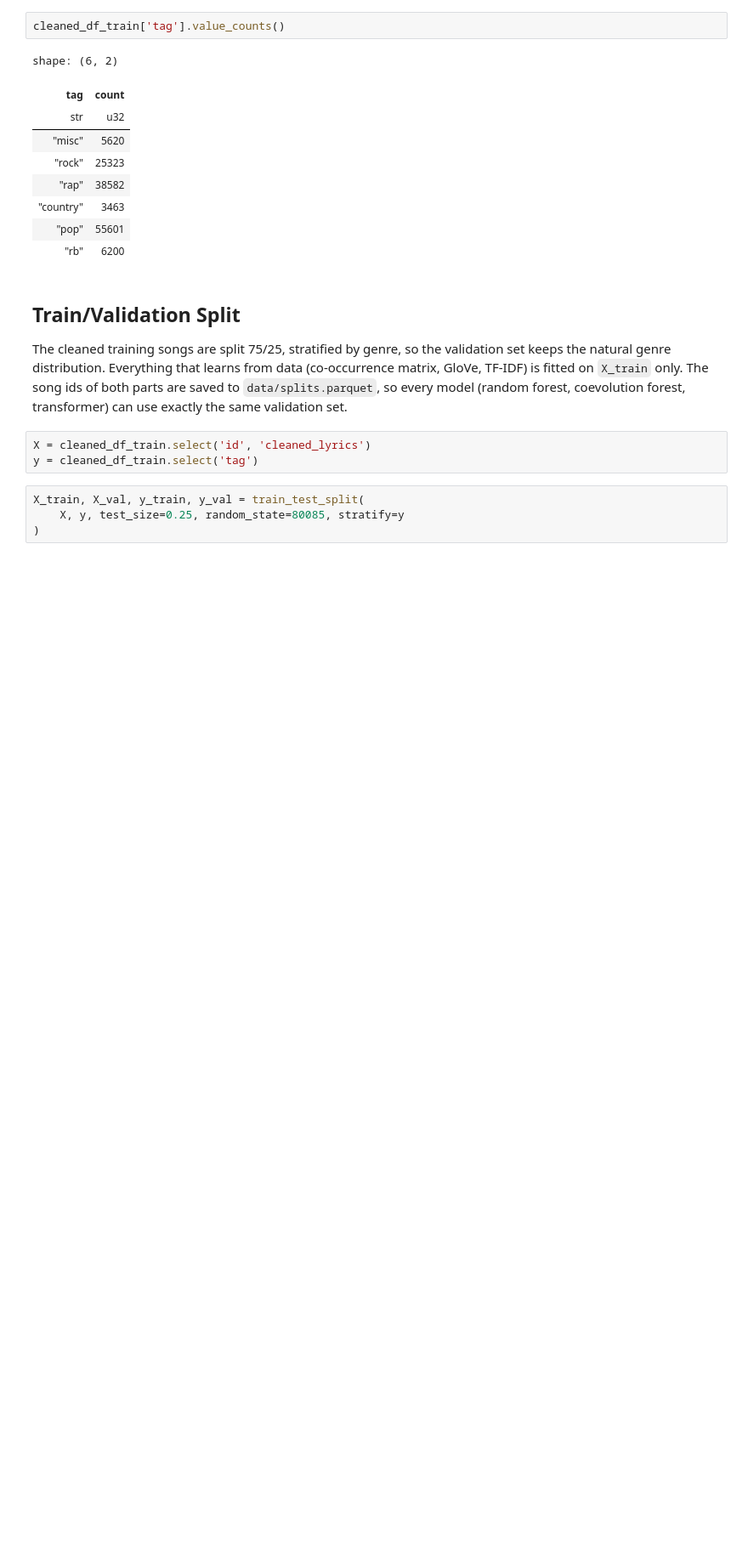
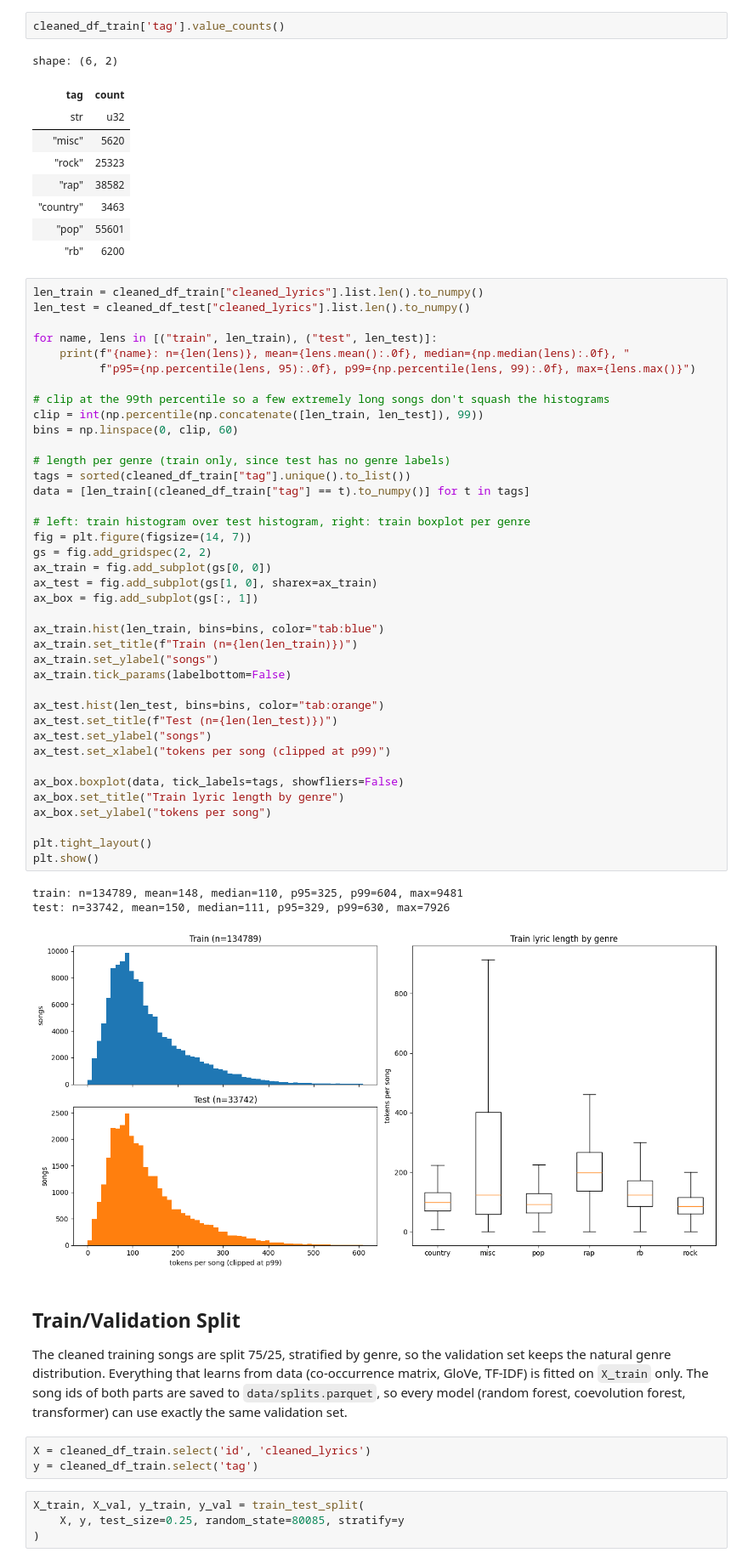
Before and after one commit to durak-dev/Music-Genre-Identifier, a Jupyter notebook: preprocessing.ipynb, the cells around one changed output. Shown at 85% size. Cells and saved outputs as stored; diff of their text form; blank space fills up the shorter version.

```diff
--- a/preprocessing.ipynb
+++ b/preprocessing.ipynb
@@ -158,6 +163,49 @@ shape: (6, 2)
 | "country" | 3463 |
 | "pop" | 55601 |
 | "rb" | 6200 |
+# %%
+len_train = cleaned_df_train["cleaned_lyrics"].list.len().to_numpy()
+len_test = cleaned_df_test["cleaned_lyrics"].list.len().to_numpy()
+
+for name, lens in [("train", len_train), ("test", len_test)]:
+    print(f"{name}: n={len(lens)}, mean={lens.mean():.0f}, median={np.median(lens):.0f}, "
+          f"p95={np.percentile(lens, 95):.0f}, p99={np.percentile(lens, 99):.0f}, max={lens.max()}")
+
+# clip at the 99th percentile so a few extremely long songs don't squash the histograms
+clip = int(np.percentile(np.concatenate([len_train, len_test]), 99))
+bins = np.linspace(0, clip, 60)
+
+# length per genre (train only, since test has no genre labels)
+tags = sorted(cleaned_df_train["tag"].unique().to_list())
+data = [len_train[(cleaned_df_train["tag"] == t).to_numpy()] for t in tags]
+
+# left: train histogram over test histogram, right: train boxplot per genre
+fig = plt.figure(figsize=(14, 7))
+gs = fig.add_gridspec(2, 2)
+ax_train = fig.add_subplot(gs[0, 0])
+ax_test = fig.add_subplot(gs[1, 0], sharex=ax_train)
+ax_box = fig.add_subplot(gs[:, 1])
+
+ax_train.hist(len_train, bins=bins, color="tab:blue")
+ax_train.set_title(f"Train (n={len(len_train)})")
+ax_train.set_ylabel("songs")
+ax_train.tick_params(labelbottom=False)
+
+ax_test.hist(len_test, bins=bins, color="tab:orange")
+ax_test.set_title(f"Test (n={len(len_test)})")
+ax_test.set_ylabel("songs")
+ax_test.set_xlabel("tokens per song (clipped at p99)")
+
+ax_box.boxplot(data, tick_labels=tags, showfliers=False)
+ax_box.set_title("Train lyric length by genre")
+ax_box.set_ylabel("tokens per song")
+
+plt.tight_layout()
+plt.show()
+# %% [output]
+train: n=134789, mean=148, median=110, p95=325, p99=604, max=9481
+test: n=33742, mean=150, median=111, p95=329, p99=630, max=7926
+[figure, added]
 # %% [markdown]
 ## Train/Validation Split
 
```
Also changed, not shown: parts of 5 cells of this notebook, 2 other files.
